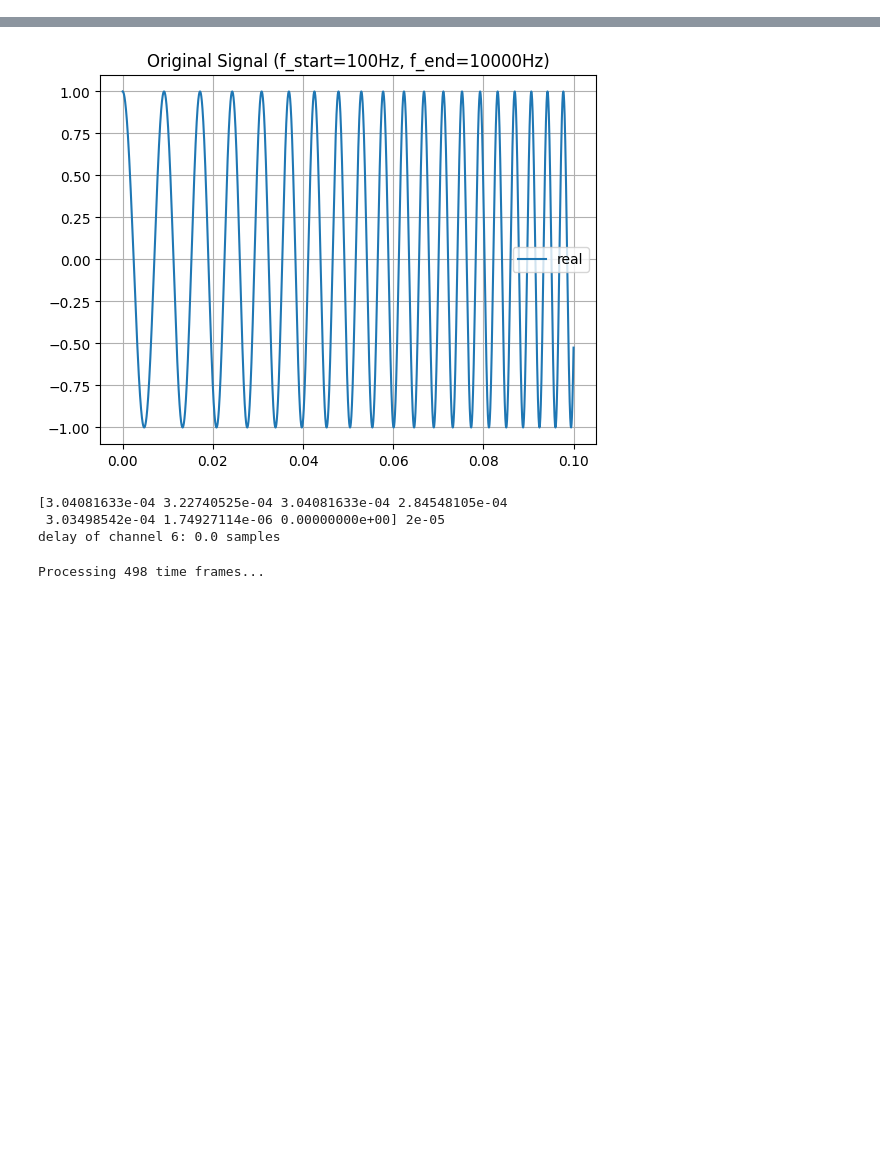
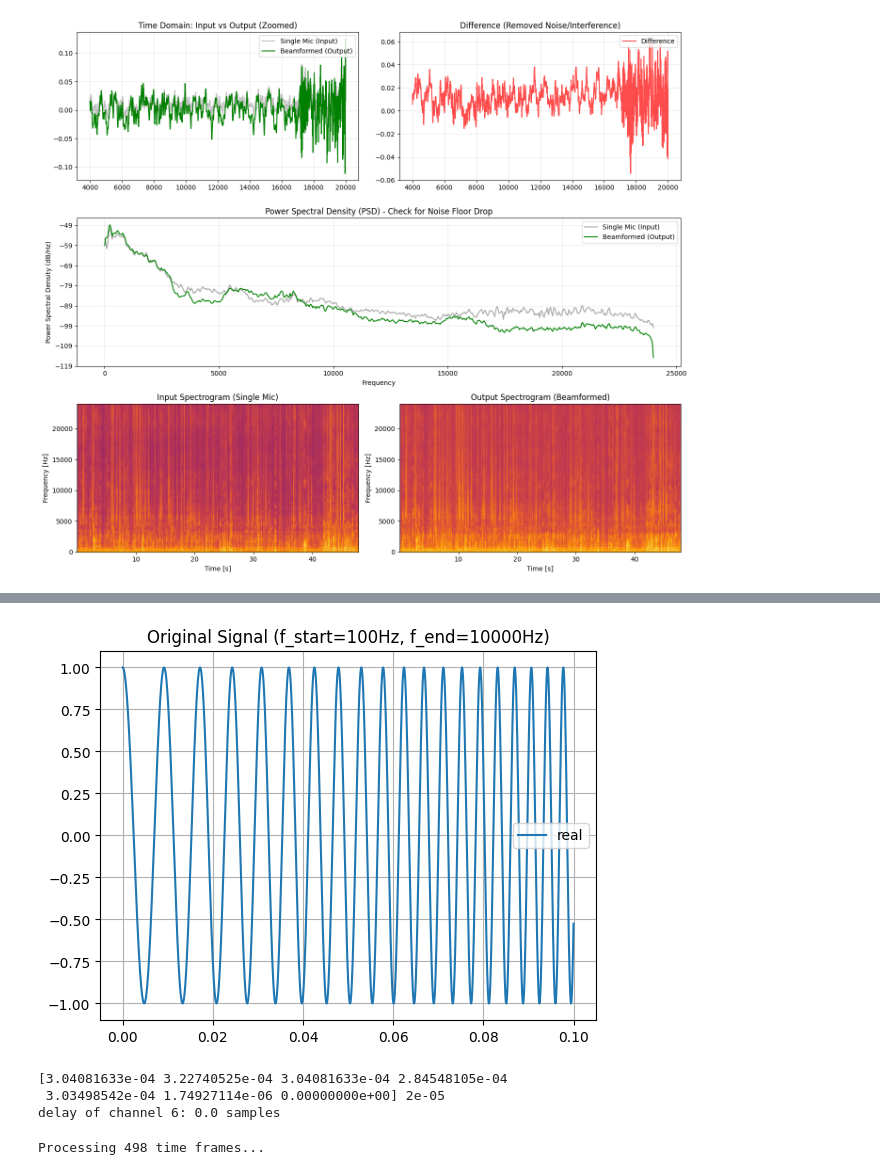
Before and after one commit to NoaShamir17/Beamformer_Project, a Jupyter notebook: FreqDomainBeamformer.ipynb, the cells around one changed output, grey strips where cells are left out. Drawn from its saved outputs; the diff is of its cells as text; code cells hidden in the pictures; blank space fills up the shorter version.

```diff
--- a/FreqDomainBeamformer.ipynb
+++ b/FreqDomainBeamformer.ipynb
@@ -323,0 +500,87 @@ Output saved to: beamformed_REAL_TIME_FDBF_output.wav
+# %%
+from scipy import signal
+import matplotlib.pyplot as plt
+import numpy as np
+
+# # --- Safety Check for Sampling Rate ---
+# if 'fs' not in locals():
+#     fs = 16000 # Fallback if not defined in previous cells
+#     print(f"Warning: 'fs' variable not found, using default {fs} Hz")
+
+# --- 1. Alignment & Normalization ---
+# We normalize to compare the "Shape" of the signals, ignoring Gain differences.
+ref_sig = raw_ch1_signal / np.max(np.abs(raw_ch1_signal))
+beam_sig = beamformed_signal / np.max(np.abs(beamformed_signal))
+
+# Find lag to align the Beamformed output with the Input
+correlation = signal.correlate(beam_sig, ref_sig, mode='full')
+lags = signal.correlation_lags(len(beam_sig), len(ref_sig), mode='full')
+lag = lags[np.argmax(correlation)]
+print(f"Aligning signals... Detected lag: {lag} samples")
+
+# Shift Reference to match Beamformed (Visualization only)
+if lag > 0:
+    ref_aligned = np.pad(ref_sig, (lag, 0))[:len(beam_sig)]
+    beam_aligned = beam_sig
+else:
+    beam_aligned = np.pad(beam_sig, (-lag, 0))[:len(ref_sig)]
+    ref_aligned = ref_sig
+
+# Calculate the difference
+# In Beamforming: Difference = (Noise + Interference) that was removed
+diff_signal = ref_aligned - beam_aligned
+
+# --- 2. Visualization Dashboard ---
+
+plt.figure(figsize=(14, 12))
+
+# A. Time Domain (Zoomed)
+# Shows how the signal waveform is preserved while noise (jitters) is reduced
+start_samp = 4000
+end_samp = 20000
+t_slice = np.arange(start_samp, end_samp)
+
+plt.subplot(3, 2, 1)
+plt.plot(t_slice, ref_aligned[start_samp:end_samp], label="Single Mic (Input)", color='gray', alpha=0.5)
+plt.plot(t_slice, beam_aligned[start_samp:end_samp], label="Beamformed (Output)", color='green', linewidth=1.5)
+plt.title(f"Time Domain: Input vs Output (Zoomed)")
+plt.legend(loc='upper right')
+plt.grid(True, alpha=0.3)
+
+# B. The \"Removed\" Signal
+# If this looks like noise, your beamformer is working!
+plt.subplot(3, 2, 2)
+plt.plot(t_slice, diff_signal[start_samp:end_samp], color='red', alpha=0.7, label="Difference")
+plt.title("Difference (Removed Noise/Interference)")
+plt.legend(loc='upper right')
+plt.grid(True, alpha=0.3)
+
+# C. Power Spectral Density (PSD)
+# This is the most important plot for Beamforming.
+# Look for the noise floor (the lower parts of the curve) to drop.
+plt.subplot(3, 1, 2)
+plt.psd(ref_aligned, Fs=fs, NFFT=1024, label='Single Mic (Input)', color='gray', alpha=0.7)
+plt.psd(beam_aligned, Fs=fs, NFFT=1024, label='Beamformed (Output)', color='green')
+plt.title("Power Spectral Density (PSD) - Check for Noise Floor Drop")
+plt.legend(loc='best')
+plt.grid(True, alpha=0.3)
+
+# D. Spectrograms (Side-by-Side)
+# Visual confirmation of noise cleanup across all frequencies
+plt.subplot(3, 2, 5)
+plt.specgram(ref_aligned, NFFT=1024, Fs=fs, noverlap=512, cmap='inferno')
+plt.title("Input Spectrogram (Single Mic)")
+plt.ylabel("Frequency [Hz]")
+plt.xlabel("Time [s]")
+
+plt.subplot(3, 2, 6)
+plt.specgram(beam_aligned, NFFT=1024, Fs=fs, noverlap=512, cmap='inferno')
+plt.title("Output Spectrogram (Beamformed)")
+plt.ylabel("Frequency [Hz]")
+plt.xlabel("Time [s]")
+
+plt.tight_layout()
+plt.show()
+
+print("fs is ", fs)
+# %% [output]
@@ -323,0 +588 @@ Output saved to: beamformed_REAL_TIME_FDBF_output.wav
+[figure, added]
```
Also changed, not shown: parts of 7 cells of this notebook.
